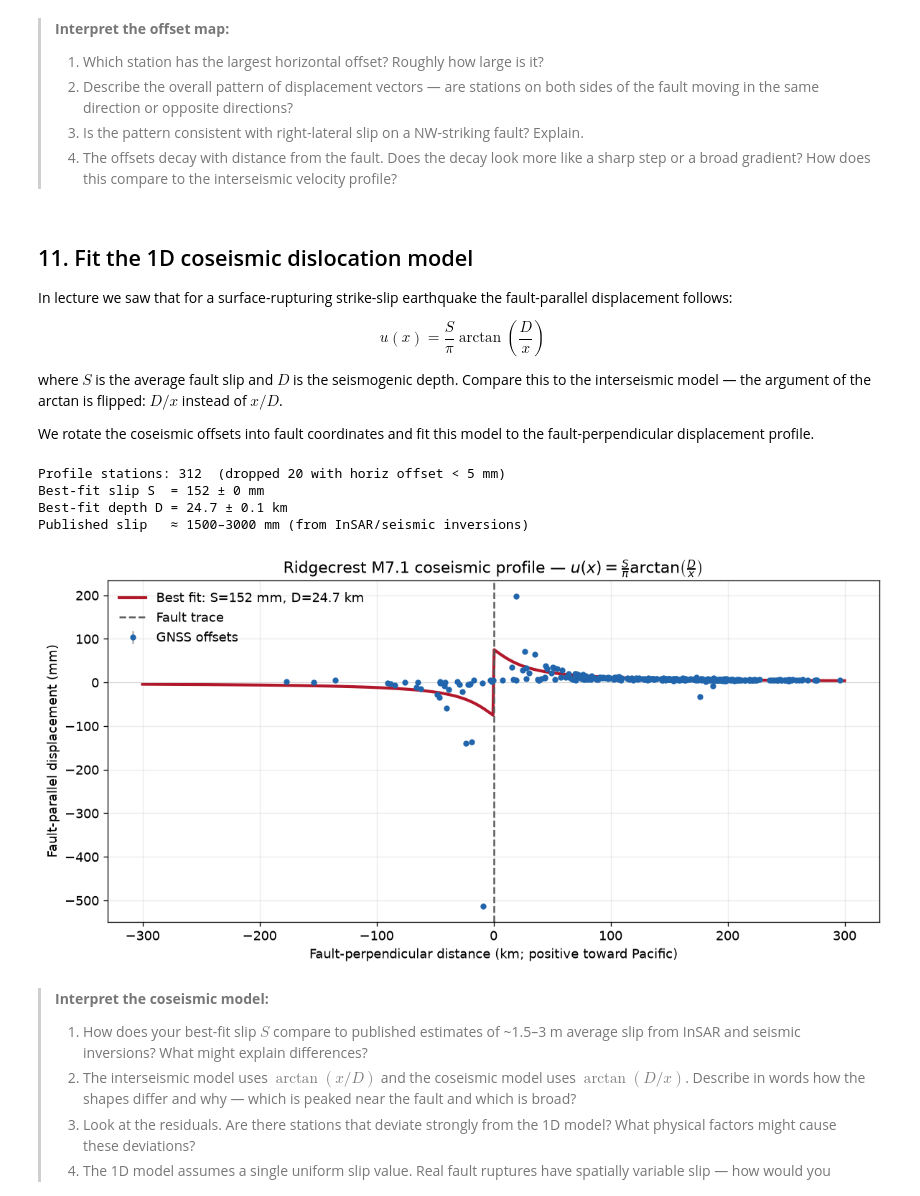
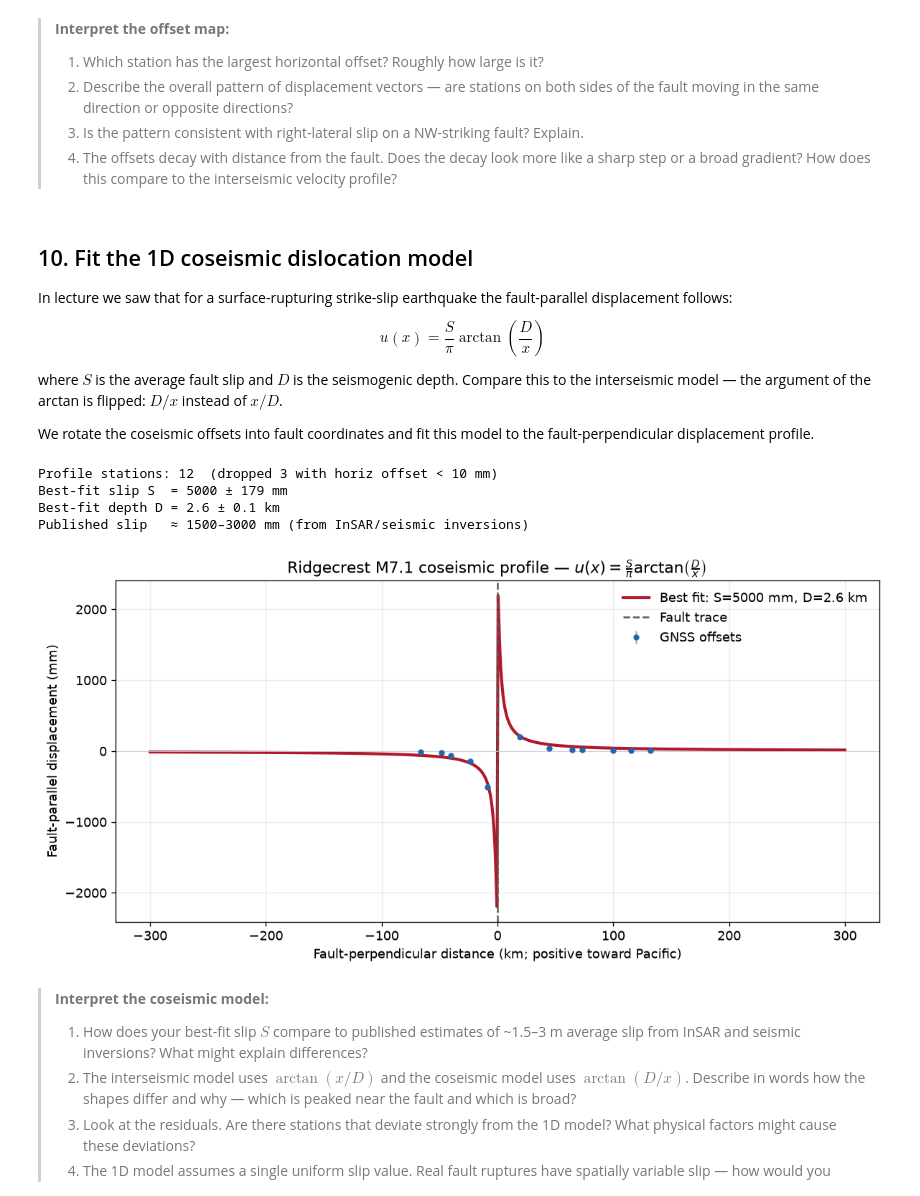
Before and after one commit to amtseismo/EPS166, a Jupyter notebook: notebooks/04_seismic_cycle.ipynb, the cells around one changed output. Saved outputs shown, nothing was run; the diff lists cells and outputs as text; code cells hidden in the pictures.

```diff
--- a/notebooks/04_seismic_cycle.ipynb
+++ b/notebooks/04_seismic_cycle.ipynb
@@ -439,20 +438,20 @@ display(results)
 # %%
-x_model = np.linspace(carrizo.x_perp_km.min(), carrizo.x_perp_km.max(), 600)
+x_model = np.linspace(mojave.x_perp_km.min(), mojave.x_perp_km.max(), 600)
 v_model = arctan_velocity(x_model, *parameters)
-v_predicted = arctan_velocity(carrizo.x_perp_km, *parameters)
-residual = carrizo.v_parallel - v_predicted
+v_predicted = arctan_velocity(mojave.x_perp_km, *parameters)
+residual = mojave.v_parallel - v_predicted
 
 fig, axes = plt.subplots(2, 1, figsize=(9, 8), sharex=True,
                          gridspec_kw={"height_ratios": [3, 1]})
-axes[0].errorbar(carrizo.x_perp_km, carrizo.v_parallel, yerr=carrizo.s_parallel,
+axes[0].errorbar(mojave.x_perp_km, mojave.v_parallel, yerr=mojave.s_parallel,
                  fmt="o", ms=4, color="#2166ac", ecolor="0.7", label="GNSS")
 axes[0].plot(x_model, v_model, color="#b2182b", lw=3, label="best-fitting arctangent")
 axes[0].axvline(0, color="0.35", ls="--")
-axes[0].set(ylabel="Fault-parallel velocity (mm/yr)", title="Carrizo locking model")
+axes[0].set(ylabel="Fault-parallel velocity (mm/yr)", title="Mojave locking model")
 axes[0].legend(frameon=False)
 
 axes[1].axhline(0, color="0.35", lw=1)
-axes[1].scatter(carrizo.x_perp_km, residual, s=22, color="#2166ac")
+axes[1].scatter(mojave.x_perp_km, residual, s=22, color="#2166ac")
 axes[1].set(xlabel="Fault-perpendicular distance (km)", ylabel="Residual\n(mm/yr)")
 plt.tight_layout()
 plt.show()
@@ -573,10 +534,14 @@ Do not assume that a fully locked arctangent model will fit well — think about
 # %%
+# San Juan Bautista — central creeping SAF
+# This segment creeps at ~22–25 mm/yr, nearly the full plate rate.
+# The narrow along-halfwidth keeps us on the straight creeping section
+# and away from the transition to the locked Mojave segment to the south.
 PARKFIELD = {
-    "origin_lon": -120.50,
-    "origin_lat": 35.90,
-    "strike_deg": 320.0,
-    "along_halfwidth_km": 80.0,
-    "cross_halfwidth_km": 120.0,
+    "origin_lon": -121.30,
+    "origin_lat": 36.80,
+    "strike_deg": 315.0,
+    "along_halfwidth_km": 25.0,
+    "cross_halfwidth_km": 80.0,
 }
 
 parkfield_all = rotate_to_fault_coordinates(
@@ -588,12 +553,15 @@ parkfield = parkfield_all[
     & parkfield_all.x_perp_km.abs().le(PARKFIELD["cross_halfwidth_km"])
 ].copy()
 
+print(f"Selected {len(parkfield)} stations")
+
 fig, ax = plt.subplots(figsize=(9, 5.5))
 ax.errorbar(parkfield.x_perp_km, parkfield.v_parallel, yerr=parkfield.s_parallel,
             fmt="o", ms=4, color="#2166ac", ecolor="0.7")
 ax.axvline(0, color="#b2182b", ls="--", label="idealized fault")
 ax.set(xlabel="Fault-perpendicular distance (km)", ylabel="Fault-parallel velocity (mm/yr)",
-       title="Parkfield-region velocity profile")
+       title="San Juan Bautista — central creeping SAF")
 ax.legend(frameon=False)
+plt.tight_layout()
 plt.show()
 # %% [output]
@@ -877,7 +846,7 @@ plt.show()
 > 3. Is the pattern consistent with right-lateral slip on a NW-striking fault? Explain.
 > 4. The offsets decay with distance from the fault. Does the decay look more like a sharp step or a broad gradient? How does this compare to the interseismic velocity profile?
 # %% [markdown]
-## 11. Fit the 1D coseismic dislocation model
+## 10. Fit the 1D coseismic dislocation model
 
 In lecture we saw that for a surface-rupturing strike-slip earthquake the fault-parallel displacement follows:
 
@@ -903,12 +872,18 @@ offsets_rot = rotate_to_fault_coordinates(
 # the noise floor of 5-minute UNR solutions (~3–5 mm). Including them pulls the
 # arctan fit toward zero and biases both slip and depth estimates.
 # Raising this threshold keeps only stations with a clear coseismic signal.
-MIN_HORIZ_OFFSET_MM = 5.0
+MIN_HORIZ_OFFSET_MM = 10.0
 
-# Geographic selection: within 200 km along-strike, 300 km across
+# Restrict along-strike to ±25 km — roughly half the NW fault length.
+# The Ridgecrest rupture had two conjugate planes: a ~50 km NW-striking
+# primary fault (strike 322°) and a ~16 km NE-striking secondary fault.
+# Stations near the NE fault have offsets that don't fit a 1D NW-profile,
+# so a wide along-strike window produces large scatter. Keeping only stations
+# within ~25 km of the epicenter along-strike retains the NW fault signal
+# and excludes most NE-fault contamination.
 profile = offsets_rot[
-    offsets_rot.x_parallel_km.abs().le(200) &
-    offsets_rot.x_perp_km.abs().le(300)
+    offsets_rot.x_parallel_km.abs().le(25) &
+    offsets_rot.x_perp_km.abs().le(150)
 ].copy()
 profile["horiz_mm"] = np.hypot(profile.ve, profile.vn)
 
@@ -946,37 +921,37 @@ try:
         absolute_sigma=True,
     )
     perr = np.sqrt(np.diag(pcov))
     S_fit, D_fit_co = params
     print(f"Best-fit slip S  = {S_fit:.0f} ± {perr[0]:.0f} mm")
     print(f"Best-fit depth D = {D_fit_co:.1f} ± {perr[1]:.1f} km")
     print(f"Published slip   ≈ 1500–3000 mm (from InSAR/seismic inversions)")
 except Exception as e:
     print(f"Fit failed: {e}")
     S_fit, D_fit_co = 2000.0, 10.0
 
 # Plot
 x_co = np.concatenate([np.linspace(-300, -0.5, 500), np.linspace(0.5, 300, 500)])
 v_co = coseismic_arctan(x_co, S_fit, D_fit_co)
 
 fig, ax = plt.subplots(figsize=(10, 5))
 ax.errorbar(profile.x_perp_km, profile.v_parallel, yerr=profile.s_parallel,
             fmt="o", ms=4, color="#2166ac", ecolor="0.7", label="GNSS offsets", zorder=3)
 ax.plot(x_co, v_co, color="#b2182b", lw=2.5,
         label=f"Best fit: S={S_fit:.0f} mm, D={D_fit_co:.1f} km")
 ax.axvline(0, color="0.35", ls="--", lw=1.5, label="Fault trace")
 ax.axhline(0, color="0.8", lw=0.5)
 ax.set(xlabel="Fault-perpendicular distance (km; positive toward Pacific)",
        ylabel="Fault-parallel displacement (mm)",
        title=r"Ridgecrest M7.1 coseismic profile — $u(x) = \frac{S}{\pi}\arctan\!\left(\frac{D}{x}\right)$")
 ax.legend(frameon=False)
 plt.tight_layout()
 plt.show()
 # %% [output]
-Profile stations: 312  (dropped 20 with horiz offset < 5 mm)
-Best-fit slip S  = 152 ± 0 mm
-Best-fit depth D = 24.7 ± 0.1 km
+Profile stations: 12  (dropped 3 with horiz offset < 10 mm)
+Best-fit slip S  = 5000 ± 179 mm
+Best-fit depth D = 2.6 ± 0.1 km
 Published slip   ≈ 1500–3000 mm (from InSAR/seismic inversions)
-[figure, old version]
+[figure, new version]
 # %% [markdown]
 > **Interpret the coseismic model:**
 > 1. How does your best-fit slip $S$ compare to published estimates of ~1.5–3 m average slip from InSAR and seismic inversions? What might explain differences?
```
Also changed, not shown: parts of 26 cells of this notebook, 1 other file.
